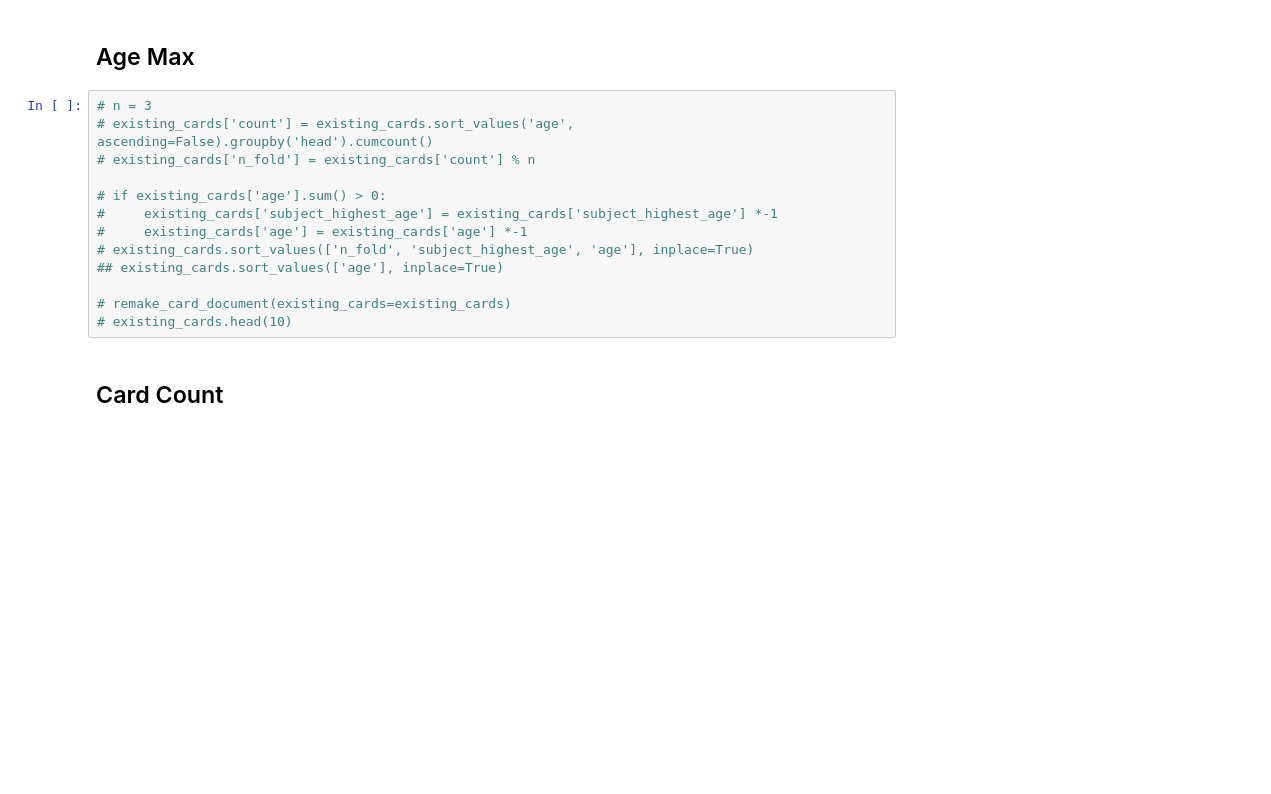
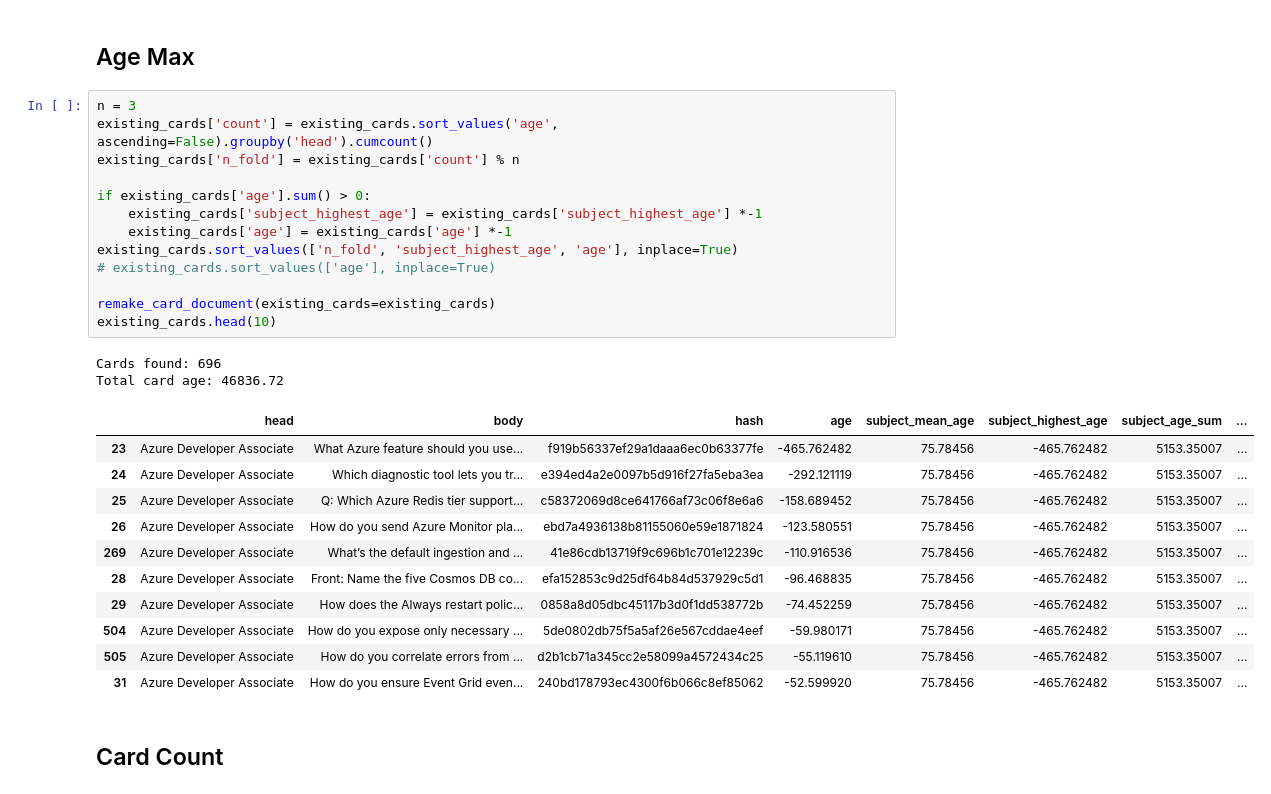
Before and after one commit to JayTY94/Certcards-refresh, a Jupyter notebook: shuffle.ipynb, the cells around one changed output. Saved outputs shown, nothing was run; the diff lists cells and outputs as text; blank space fills up the shorter version.

```diff
--- a/shuffle.ipynb
+++ b/shuffle.ipynb
@@ -224,18 +210,32 @@ Total card age: 46727.51
 # %% [markdown]
 ## Age Max
 # %%
-# n = 3
-# existing_cards['count'] = existing_cards.sort_values('age', ascending=False).groupby('head').cumcount()
-# existing_cards['n_fold'] = existing_cards['count'] % n
+n = 3
+existing_cards['count'] = existing_cards.sort_values('age', ascending=False).groupby('head').cumcount()
+existing_cards['n_fold'] = existing_cards['count'] % n
 
-# if existing_cards['age'].sum() > 0:
-#     existing_cards['subject_highest_age'] = existing_cards['subject_highest_age'] *-1
-#     existing_cards['age'] = existing_cards['age'] *-1
-# existing_cards.sort_values(['n_fold', 'subject_highest_age', 'age'], inplace=True)
-## existing_cards.sort_values(['age'], inplace=True)
+if existing_cards['age'].sum() > 0:
+    existing_cards['subject_highest_age'] = existing_cards['subject_highest_age'] *-1
+    existing_cards['age'] = existing_cards['age'] *-1
+existing_cards.sort_values(['n_fold', 'subject_highest_age', 'age'], inplace=True)
+# existing_cards.sort_values(['age'], inplace=True)
 
-# remake_card_document(existing_cards=existing_cards)
-# existing_cards.head(10)
+remake_card_document(existing_cards=existing_cards)
+existing_cards.head(10)
+# %% [output]
+Cards found: 696
+Total card age: 46836.72
+|  | head | body | hash | age | subject_mean_age | subject_highest_age | subject_age_sum | ... |
+| 23 | Azure Developer Associate | What Azure feature should you use... | f919b56337ef29a1daaa6ec0b63377fe | -465.762482 | 75.78456 | -465.762482 | 5153.35007 | ... |
+| 24 | Azure Developer Associate | Which diagnostic tool lets you tr... | e394ed4a2e0097b5d916f27fa5eba3ea | -292.121119 | 75.78456 | -465.762482 | 5153.35007 | ... |
+| 25 | Azure Developer Associate | Q: Which Azure Redis tier support... | c58372069d8ce641766af73c06f8e6a6 | -158.689452 | 75.78456 | -465.762482 | 5153.35007 | ... |
+| 26 | Azure Developer Associate | How do you send Azure Monitor pla... | ebd7a4936138b81155060e59e1871824 | -123.580551 | 75.78456 | -465.762482 | 5153.35007 | ... |
+| 269 | Azure Developer Associate | What’s the default ingestion and ... | 41e86cdb13719f9c696b1c701e12239c | -110.916536 | 75.78456 | -465.762482 | 5153.35007 | ... |
+| 28 | Azure Developer Associate | Front: Name the five Cosmos DB co... | efa152853c9d25df64b84d537929c5d1 | -96.468835 | 75.78456 | -465.762482 | 5153.35007 | ... |
+| 29 | Azure Developer Associate | How does the Always restart polic... | 0858a8d05dbc45117b3d0f1dd538772b | -74.452259 | 75.78456 | -465.762482 | 5153.35007 | ... |
+| 504 | Azure Developer Associate | How do you expose only necessary ... | 5de0802db75f5a5af26e567cddae4eef | -59.980171 | 75.78456 | -465.762482 | 5153.35007 | ... |
+| 505 | Azure Developer Associate | How do you correlate errors from ... | d2b1cb71a345cc2e58099a4572434c25 | -55.119610 | 75.78456 | -465.762482 | 5153.35007 | ... |
+| 31 | Azure Developer Associate | How do you ensure Event Grid even... | 240bd178793ec4300f6b066c8ef85062 | -52.599920 | 75.78456 | -465.762482 | 5153.35007 | ... |
 # %% [markdown]
 ## Card Count
 # %%
```
Also changed, not shown: parts of 6 cells of this notebook, 4 other files.
